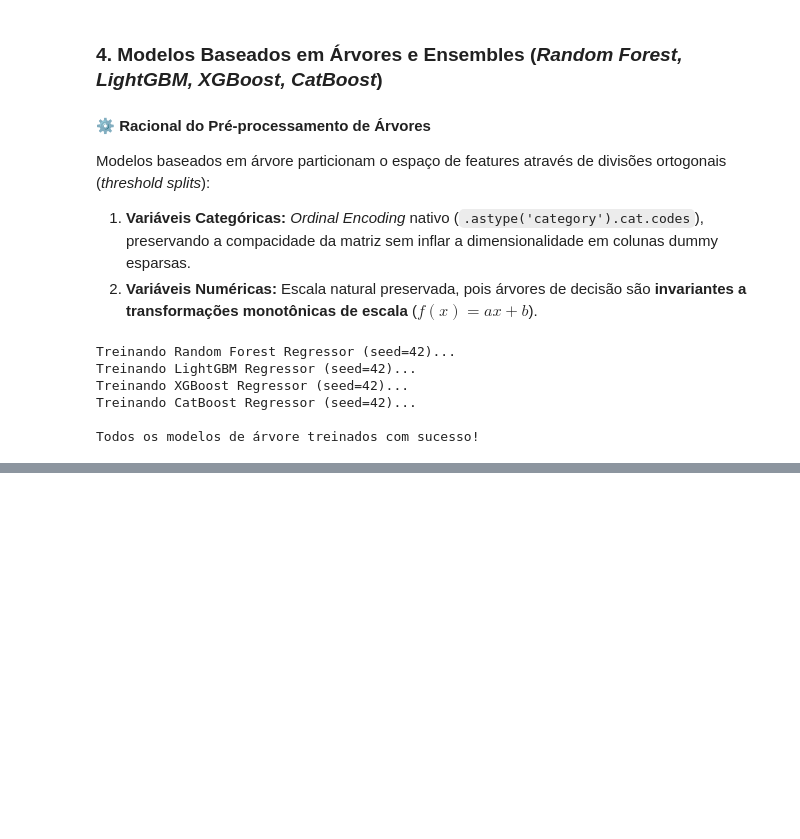
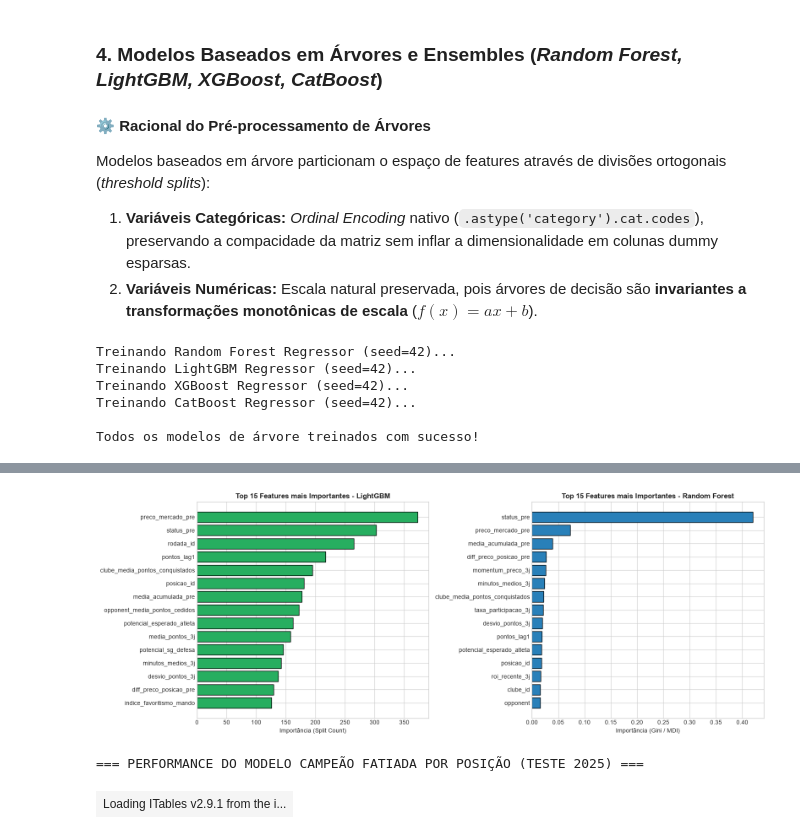
Before and after one commit to mromaoro/desafio-tecnico-gato-mestre-manual, a Jupyter notebook: notebooks/04_modelagem_e_validacao.ipynb, the cells around one changed output, grey strips where cells are left out. Saved outputs shown, nothing was run; the diff lists cells and outputs as text; code cells hidden in the pictures; blank space fills up the shorter version.

```diff
--- a/notebooks/04_modelagem_e_validacao.ipynb
+++ b/notebooks/04_modelagem_e_validacao.ipynb
@@ -684,0 +475,65 @@ plt.show()
+# %%
+# 1. Feature Importance do Modelo Campeão (LightGBM) e Random Forest
+df_importance_lgbm = pd.DataFrame({
+    "Feature": feature_cols_all,
+    "Importância (LightGBM)": lgbm_model.feature_importances_
+}).sort_values("Importância (LightGBM)", ascending=False)
+
+df_importance_rf = pd.DataFrame({
+    "Feature": feature_cols_all,
+    "Importância (Random Forest)": rf_model.feature_importances_
+}).sort_values("Importância (Random Forest)", ascending=False)
+
+fig, axes = plt.subplots(1, 2, figsize=(16, 6))
+
+# Top 15 Features LightGBM
+top_lgbm = df_importance_lgbm.head(15).iloc[::-1]
+axes[0].barh(top_lgbm["Feature"], top_lgbm["Importância (LightGBM)"], color="#27ae60", edgecolor="black")
+axes[0].set_title("Top 15 Features mais Importantes - LightGBM", fontsize=12, fontweight="bold")
+axes[0].set_xlabel("Importância (Split Count)")
+
+# Top 15 Features Random Forest
+top_rf = df_importance_rf.head(15).iloc[::-1]
+axes[1].barh(top_rf["Feature"], top_rf["Importância (Random Forest)"], color="#2980b9", edgecolor="black")
+axes[1].set_title("Top 15 Features mais Importantes - Random Forest", fontsize=12, fontweight="bold")
+axes[1].set_xlabel("Importância (Gini / MDI)")
+
+plt.tight_layout()
+plt.show()
+
+# 2. Avaliação de Performance Fatiada por Posição no Teste (Safra 2025)
+df_teste_analise = df_features[test_mask].copy()
+df_teste_analise["pred_lgbm"] = predicoes_dict["pred_lightgbm"]
+df_teste_analise["pred_rf"] = predicoes_dict["pred_random_forest"]
+df_teste_analise["pred_baseline"] = y_baseline
+
+metricas_por_posicao = []
+nomes_posicoes_dict = {1: "1. Goleiro", 2: "2. Lateral", 3: "3. Zagueiro", 4: "4. Meia", 5: "5. Atacante", 6: "6. Técnico"}
+df_teste_analise["posicao_nome_str"] = df_teste_analise["posicao_id"].map(nomes_posicoes_dict).fillna("Outro")
+
+for pos_nome, grp in df_teste_analise.groupby("posicao_nome_str"):
+    y_r = grp["pontos_num"].values
+    p_lgbm = grp["pred_lgbm"].values
+    p_base = grp["pred_baseline"].values
+
+    mae_lgbm = mean_absolute_error(y_r, p_lgbm)
+    mae_base_pos = mean_absolute_error(y_r, p_base)
+    r_s_pos, _ = stats.spearmanr(y_r, p_lgbm) if len(y_r) > 1 else (0.0, 0.0)
+
+    metricas_por_posicao.append({
+        "Posição": pos_nome,
+        "Qtd Atletas": len(grp),
+        "Atletas que Jogaram": grp["entrou_em_campo"].sum(),
+        "MAE Baseline": mae_base_pos,
+        "MAE LightGBM": mae_lgbm,
+        "Redução MAE (%)": ((mae_base_pos - mae_lgbm) / mae_base_pos) * 100,
+        "Spearman LightGBM (rho)": r_s_pos
+    })
+
+df_posicoes_resumo = pd.DataFrame(metricas_por_posicao).sort_values("Posição")
+print("\n=== PERFORMANCE DO MODELO CAMPEÃO FATIADA POR POSIÇÃO (TESTE 2025) ===")
+display(df_posicoes_resumo.round(3))
+# %% [output]
+[figure, added]
+=== PERFORMANCE DO MODELO CAMPEÃO FATIADA POR POSIÇÃO (TESTE 2025) ===
+| Loading ITables v2.9.1 from the i... |
```
Also changed, not shown: parts of 23 cells of this notebook, 12 other files.
